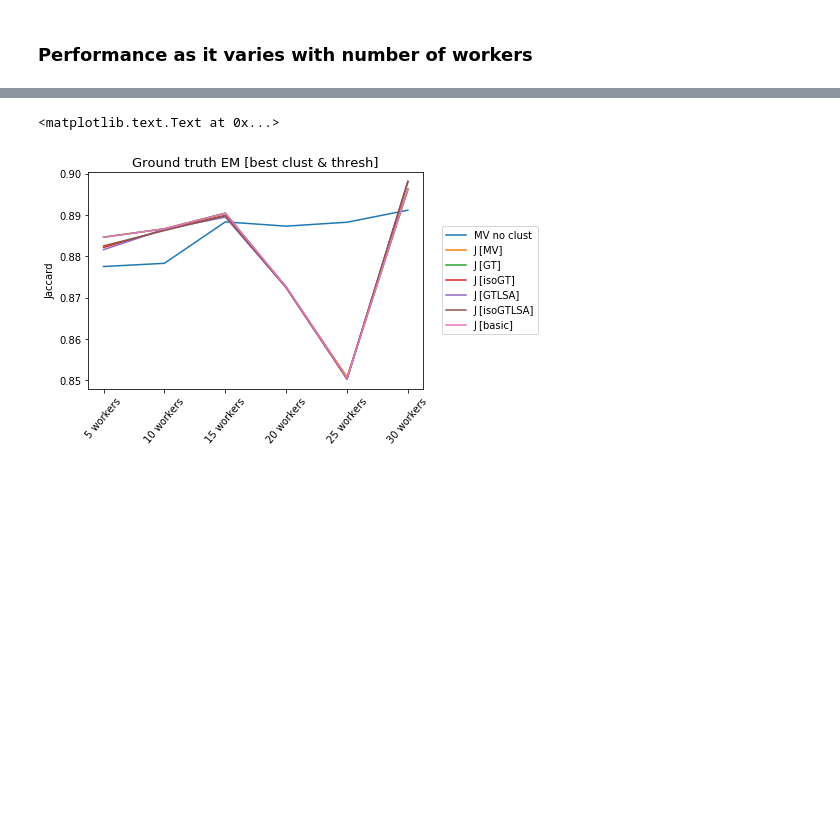
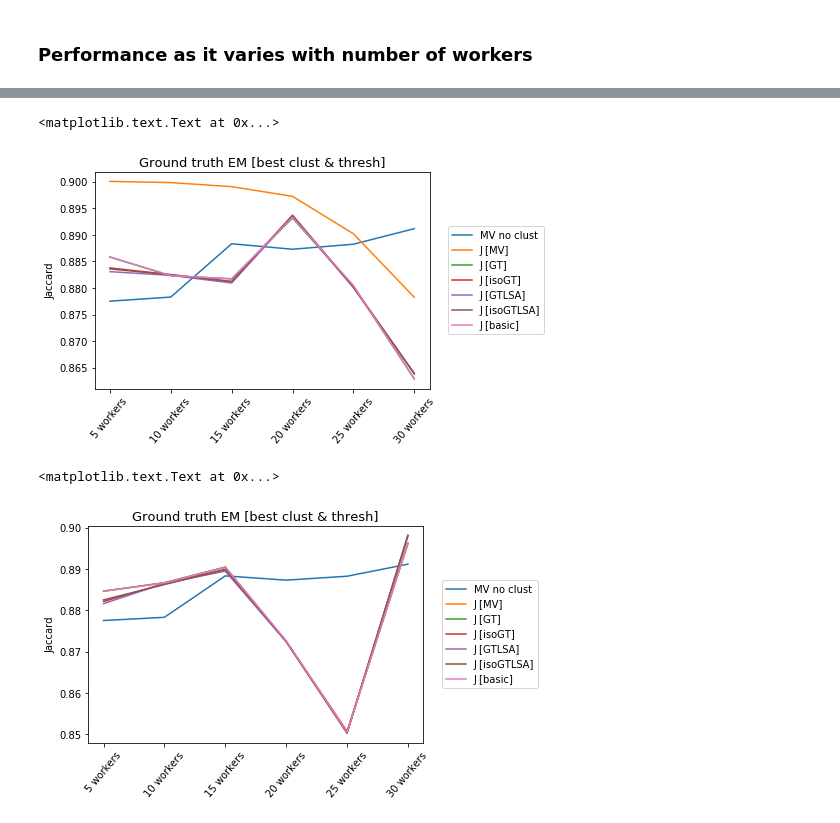
Before and after one commit to cognoscentai/segmentation, a Jupyter notebook: ipynb/CompleteDownstreamAnalysis.ipynb, the cells around one changed output, grey strips where cells are left out. Cells and saved outputs as stored; diff of their text form; code cells hidden in the pictures; blank space fills up the shorter version.

```diff
--- a/ipynb/CompleteDownstreamAnalysis.ipynb
+++ b/ipynb/CompleteDownstreamAnalysis.ipynb
@@ -40,4 +57,4 @@ best_clust_best_thresh_df  = filter_best_clust(df,best_clust_df)
 # %%
 clustObj=clust_df.objid.unique()
 # %%
-best_clust_best_thresh_df = best_clust_best_thresh_df[(best_clust_best_thresh_df["clust"]==-1)|best_clust_best_thresh_df["objid"].isin(clustObj)]
+best_clust_best_thresh_df = best_clust_best_thresh_df[((best_clust_best_thresh_df["clust"]==-1) &(best_clust_best_thresh_df["objid"].isin(noClust_obj))) |best_clust_best_thresh_df["objid"].isin(clustObj)]
@@ -43,0 +155,4 @@ best_clust_best_thresh_df = best_clust_best_thresh_df[(best_clust_best_thresh_df
+# %%
+algo="isoGTLSA"
+data =  pd.read_csv("pixel_em/{}{}_full_PRJ_table.csv".format(gt,algo))
+data[data["num_workers"]==30]
@@ -44,3 +167,22 @@ best_clust_best_thresh_df = best_clust_best_thresh_df[(best_clust_best_thresh_df
+# %%
+Nworker_performance = best_clust_best_thresh_df.groupby("num_workers").mean()
+metric_J = [metric for metric in metric_keys if 'J' in metric ]
+#Nworker_performance = Nworker_performance.reindex(['5workers_rand0','10workers_rand0','15workers_rand0','20workers_rand0','25workers_rand0','30workers_rand0'])
+# original "whole" MV PRJ for every object table --> MV_noClust : MV with no clustering
+MV = pd.read_csv("pixel_em/MV_PRJ_table.csv")
+MV_noClust = np.array(MV.groupby("num_workers").mean()["MV_jaccard"])
+plt.plot(MV_noClust,label="MV no clust")
+
+for algo in metric_J:
+    plt.plot(np.array(Nworker_performance[algo]),label=algo)
+plt.legend(bbox_to_anchor=(1.04,0.5),loc="center left")
+plt.ylabel("Jaccard")
+plt.xticks(rotation=50)
+a = gca().set_xticklabels([0,'5 workers','10 workers','15 workers','20 workers','25 workers','30 workers'])
+plt.title("Ground truth EM [best clust & thresh]",fontsize=13)
+# %% [output]
+<matplotlib.text.Text at 0x...>
+[figure, added]
 # %%
 Nworker_performance = best_clust_best_thresh_df.groupby("num_workers").mean()
 metric_J = [metric for metric in metric_keys if 'J' in metric ]
```
Also changed, not shown: parts of 11 cells of this notebook, 3 other files.
